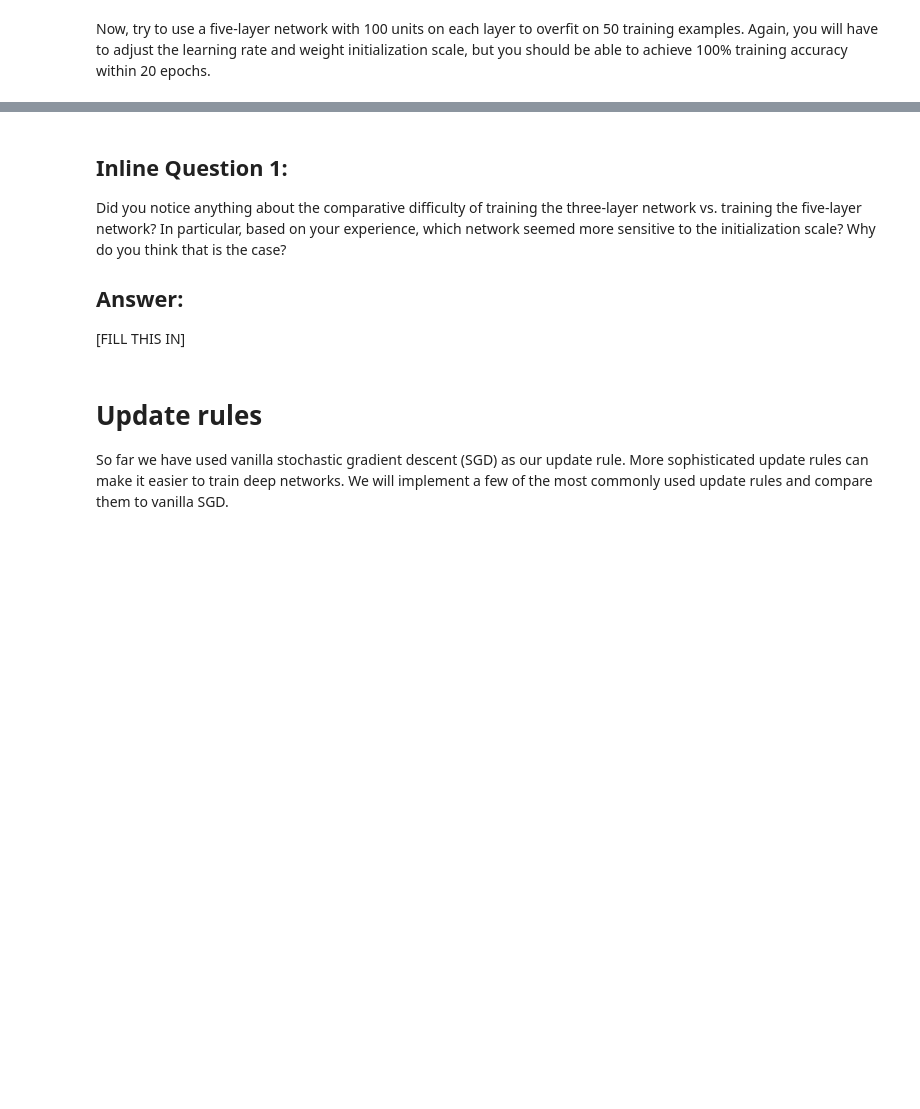
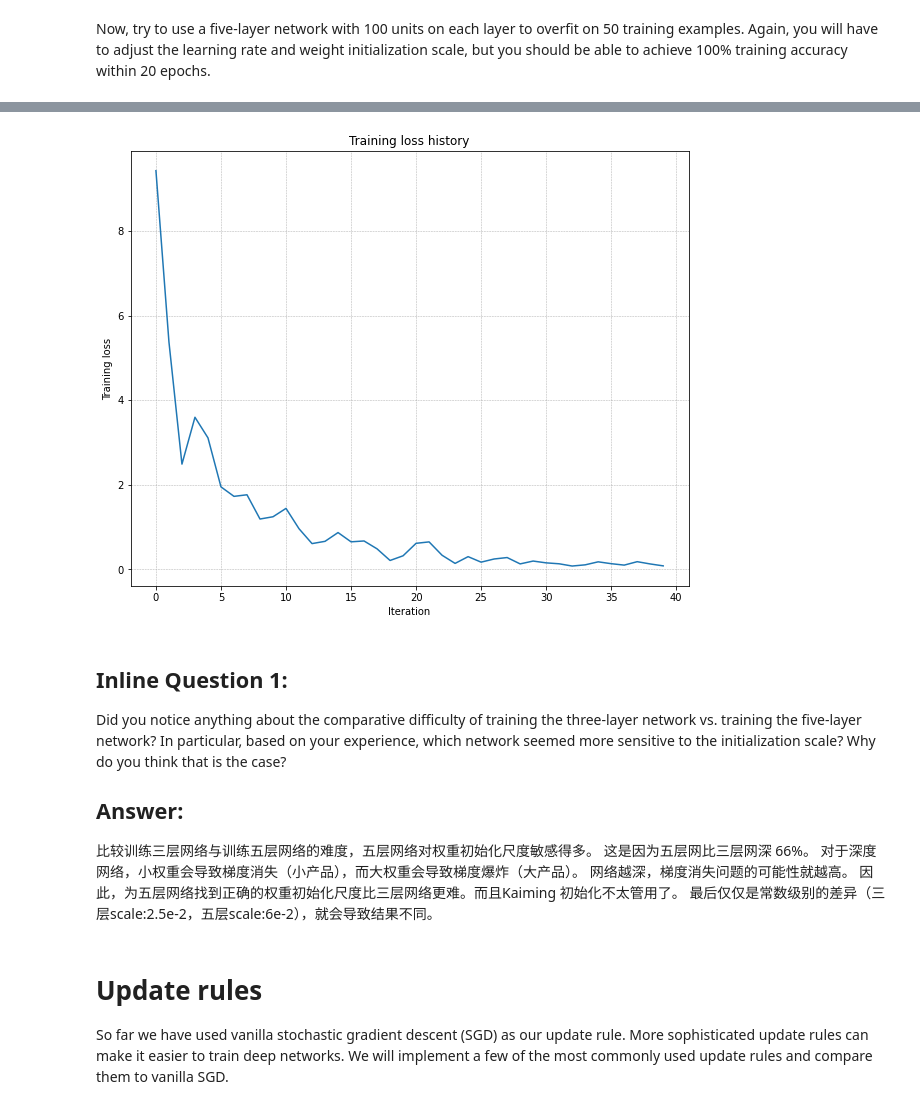
Before and after one commit to RuntimeErrorz/cs231n, a Jupyter notebook: assignment2/FullyConnectedNets.ipynb, the cells around one changed output, grey strips where cells are left out. Cells and saved outputs as stored; diff of their text form; code cells hidden in the pictures; blank space fills up the shorter version.

```diff
--- a/assignment2/FullyConnectedNets.ipynb
+++ b/assignment2/FullyConnectedNets.ipynb
@@ -131,8 +164,8 @@ small_data = {
   'y_val': data['y_val'],
 }
 
-learning_rate = 2e-3  # Experiment with this!
-weight_scale = 1e-5   # Experiment with this!
+weight_scale = 6e-2   # Experiment with this!  Kaiming Initilization \square(2/3072)
+learning_rate = 1e-3  # Experiment with this!
 model = FullyConnectedNet(
     [100, 100, 100, 100],
     weight_scale=weight_scale,
@@ -155,3 +188,4 @@ plt.xlabel('Iteration')
 plt.ylabel('Training loss')
 plt.grid(linestyle='--', linewidth=0.5)
 plt.show()
+# %% [output]
@@ -158,9 +209,11 @@ plt.show()
+[figure, added]
 # %% [markdown]
 ## Inline Question 1:
 Did you notice anything about the comparative difficulty of training the three-layer network vs. training the five-layer network? In particular, based on your experience, which network seemed more sensitive to the initialization scale? Why do you think that is the case?
 
 ## Answer:
-[FILL THIS IN]
+比较训练三层网络与训练五层网络的难度，五层网络对权重初始化尺度敏感得多。 这是因为五层网比三层网深 66%。 对于深度网络，小权重会导致梯度消失（小产品），而大权重会导致梯度爆炸（大产品）。 网络越深，梯度消失问题的可能性就越高。 因此，为五层网络找到正确的权重初始化尺度比三层网络更难。而且Kaiming 初始化不太管用了。
+最后仅仅是常数级别的差异（三层scale:2.5e-2，五层scale:6e-2），就会导致结果不同。
 # %% [markdown]
 # Update rules
 So far we have used vanilla stochastic gradient descent (SGD) as our update rule. More sophisticated update rules can make it easier to train deep networks. We will implement a few of the most commonly used update rules and compare them to vanilla SGD.
```
Also changed, not shown: parts of 12 cells of this notebook, 7 other files.
